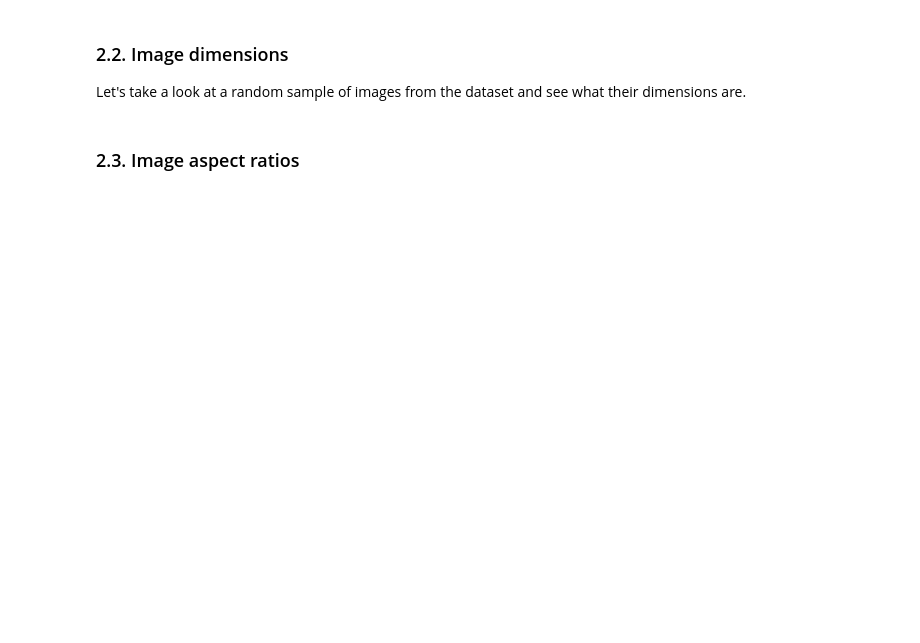
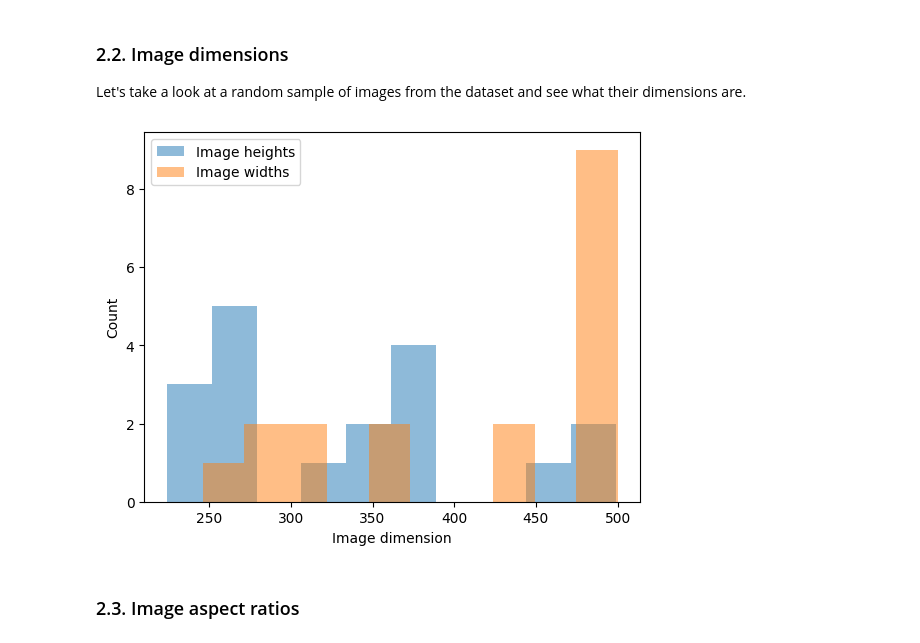
Before and after one commit to 4GeeksAcademy/m27gperdrizet-image-classification-project, a Jupyter notebook: src/mvp.ipynb, the cells around one changed output. Cells and saved outputs as stored; diff of their text form; code cells hidden in the pictures; blank space fills up the shorter version.

```diff
--- a/src/mvp.ipynb
+++ b/src/mvp.ipynb
@@ -62,0 +119,35 @@ Let's take a look at a random sample of images from the dataset and see what the
+# %%
+import random
+from tensorflow.keras.preprocessing import image
+import matplotlib.pyplot as plt
+import os
+# Combine all available images
+sample = dog_files + cat_files
+# Initialize lists for dimensions
+heights = []
+widths = []
+# Loop through the sample images
+for sample_image_path in sample:
+    if os.path.exists(sample_image_path):  # Ensure file exists
+        try:
+            img = image.load_img(sample_image_path)
+            img_array = image.img_to_array(img)
+            heights.append(img_array.shape[0])
+            widths.append(img_array.shape[1])
+        except Exception as e:
+            print(f"Error loading {sample_image_path}: {e}")
+    else:
+        print(f"File not found: {sample_image_path}")
+# Check if lists are populated
+if heights and widths:
+    # Plot histograms of heights and widths
+    plt.hist(heights, bins=10, alpha=0.5, label='Image heights')
+    plt.hist(widths, bins=10, alpha=0.5, label='Image widths')
+    plt.xlabel('Image dimension')
+    plt.ylabel('Count')
+    plt.legend(loc='best')
+    plt.show()
+else:
+    print("No valid images found for plotting.")
+# %% [output]
+[figure, added]
```
Also changed, not shown: parts of 22 cells of this notebook, 41 other files.
